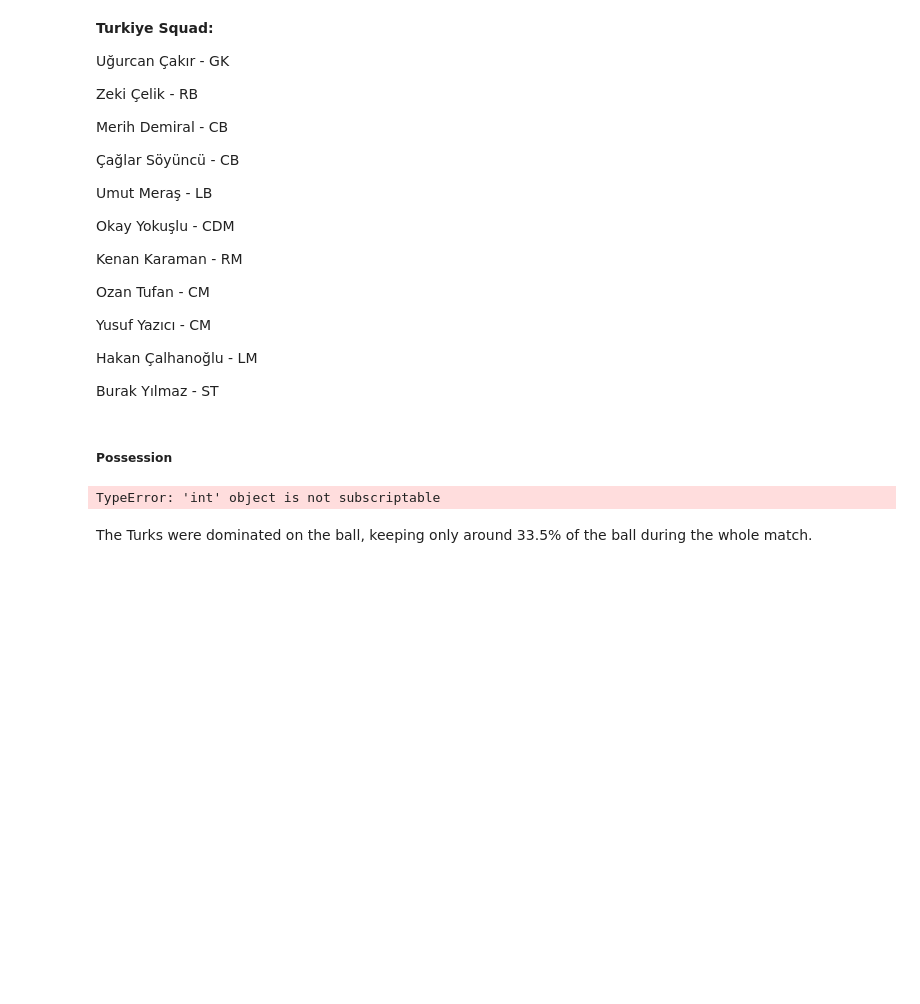
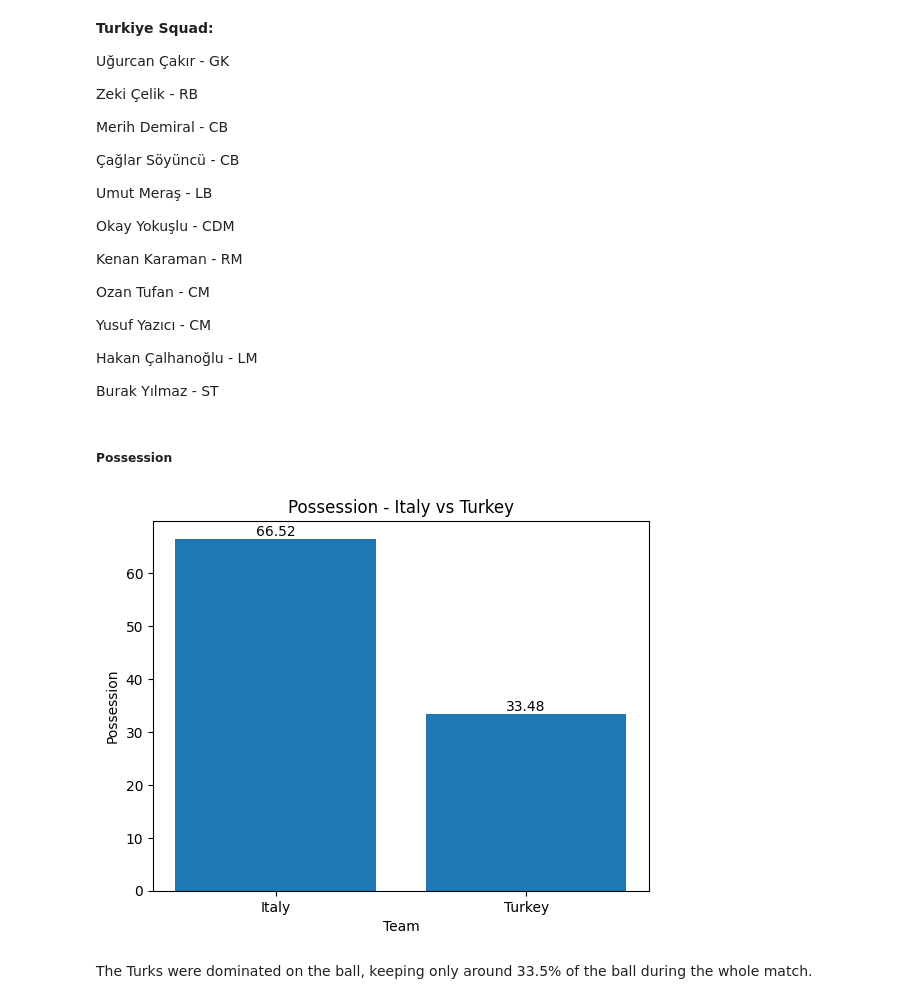
Before and after one commit to yyusufcoskun/Turkiye-EURO-2020-Analysis, a Jupyter notebook: main.ipynb, the cells around one changed output. Cells and saved outputs as stored; diff of their text form; code cells hidden in the pictures; blank space fills up the shorter version.

```diff
--- a/main.ipynb
+++ b/main.ipynb
@@ -647,9 +686,9 @@ Burak Yılmaz - ST
 <h5> <b> Possession
 # %%
 tvi_id = 3788741
-plot_bar(possession_per_match, tvi_id, 'possession_percentage', 'Possession')
+plot_bar(tvi_id, possession_per_match, 'possession_percentage', 'Possession')
 # %% [output]
-TypeError: 'int' object is not subscriptable
+[figure, added]
 # %% [markdown]
 The Turks were dominated on the ball, keeping only around 33.5% of the ball during the whole match.
 # %% [markdown]
```
Also changed, not shown: parts of 18 cells of this notebook.
